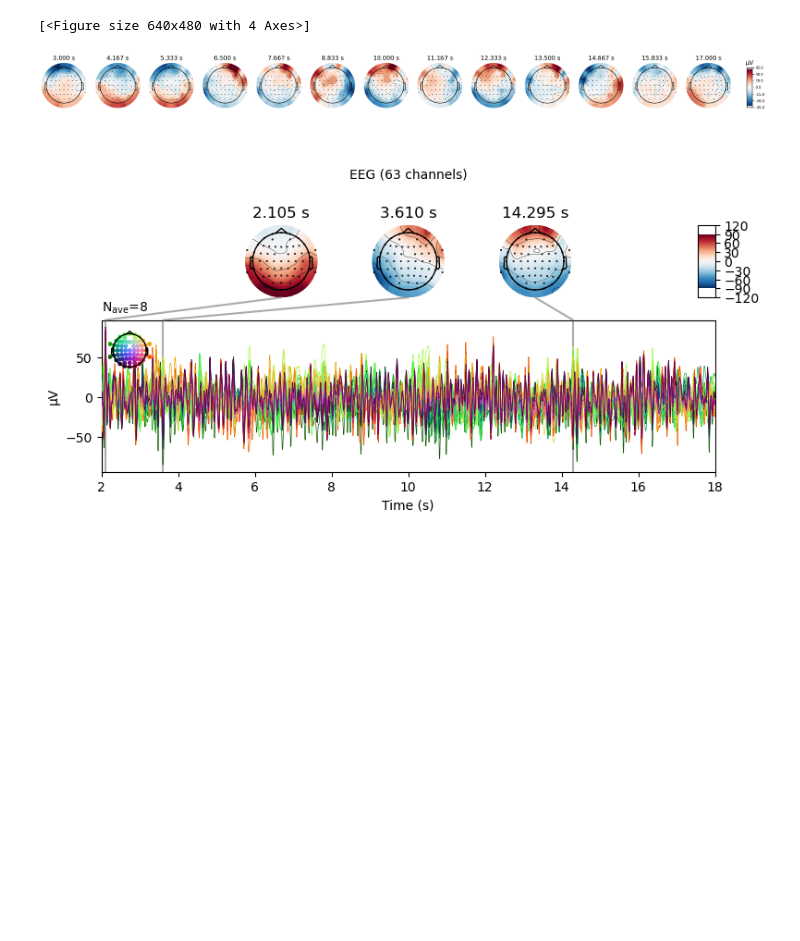
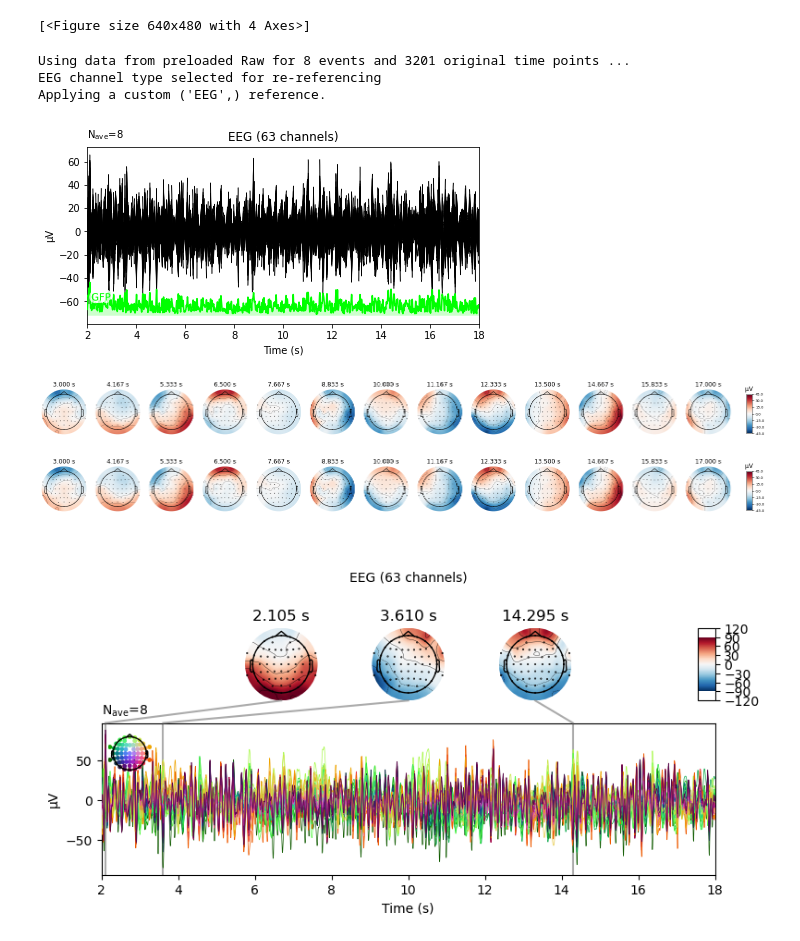
Before and after one commit to mrpotato180/final_project_neuroim, a Jupyter notebook: EEG_analysis_04_05.ipynb, the cells around one changed output. Drawn from its saved outputs; the diff is of its cells as text; code cells hidden in the pictures; blank space fills up the shorter version.

```diff
--- a/EEG_analysis_04_05.ipynb
+++ b/EEG_analysis_04_05.ipynb
@@ -33,4 +44,4 @@ data.plot()
 # %%
-data_filt=data.copy().load_data().filter(0.1,30)
+data_filt=data.copy().load_data().crop(tmin=12).filter(2.5,40)
 # %% [output]
 Filtering raw data in 1 contiguous segment
@@ -53,0 +113,5 @@ data_filt.plot()
+# %%
+ica = mne.preprocessing.ICA(n_components=63, max_iter='auto', method='picard')
+#other ICA methods with fit_params can be used
+ica.fit(data_filt)
+ica
@@ -112,6 +290,6 @@ Used Annotations descriptions: ['New Segment/', 'Pulse Artifact/R', 'Response/R1
 # %%
 #Create a new channel called stimulation (STI) needed to add the events
 stim=mne.create_info(['STI'],200,['stim'])
-stim_raw=mne.io.RawArray(np.zeros([1,67388]),stim)
-data_filt.load_data().add_channels([stim_raw],force_update_info=True)
+stim_raw=mne.io.RawArray(np.zeros([1,64988]),stim)
+reconst.load_data().add_channels([stim_raw],force_update_info=True)
 # %% [output]
@@ -135,5 +302,5 @@ data_filt.ch_names #see the STI channel at the end
 # %%
-data_filt.add_events(events[0],stim_channel='STI',replace=True) #add the events to the data
+reconst.add_events(events[0],stim_channel='STI',replace=True) #add the events to the data
 # %%
 event_id = {'task':1,'rest':99} #take the value of the 'Stimulus/S 10001': 10001
 tmin = 2  # start of each epoch (200ms before the trigger)
@@ -182,11 +386,16 @@ epochs.plot_image(picks=['Pz'])
 # %% [output]
 [<Figure size 640x480 with 4 Axes>]
 # %%
-evoked = epochs['task'].set_eeg_reference().average() #mean of the epochs to get the evoked response
+evoked = epochs['task'].load_data().set_eeg_reference(ref_channels= ["FC1","CP1","FC5","CP5","C1","FC3","CP3","C5"]).average() #mean of the epochs to get the evoked response
 evoked.plot(time_unit='s', gfp=True) #plot of the evoked response
 evoked.plot_topomap(times=np.linspace(3, 17, 13), ch_type='eeg',time_unit='s') #topomap
 # %% [output]
+Using data from preloaded Raw for 8 events and 3201 original time points ...
+EEG channel type selected for re-referencing
+Applying a custom ('EEG',) reference.
-[figure, old version]
+[figure, new version]
+[figure, added]
+[figure, added]
 # %%
 mne.viz.plot_evoked_joint(evoked)
 # %% [output]
```
Also changed, not shown: parts of 29 cells of this notebook, 1 other file.
